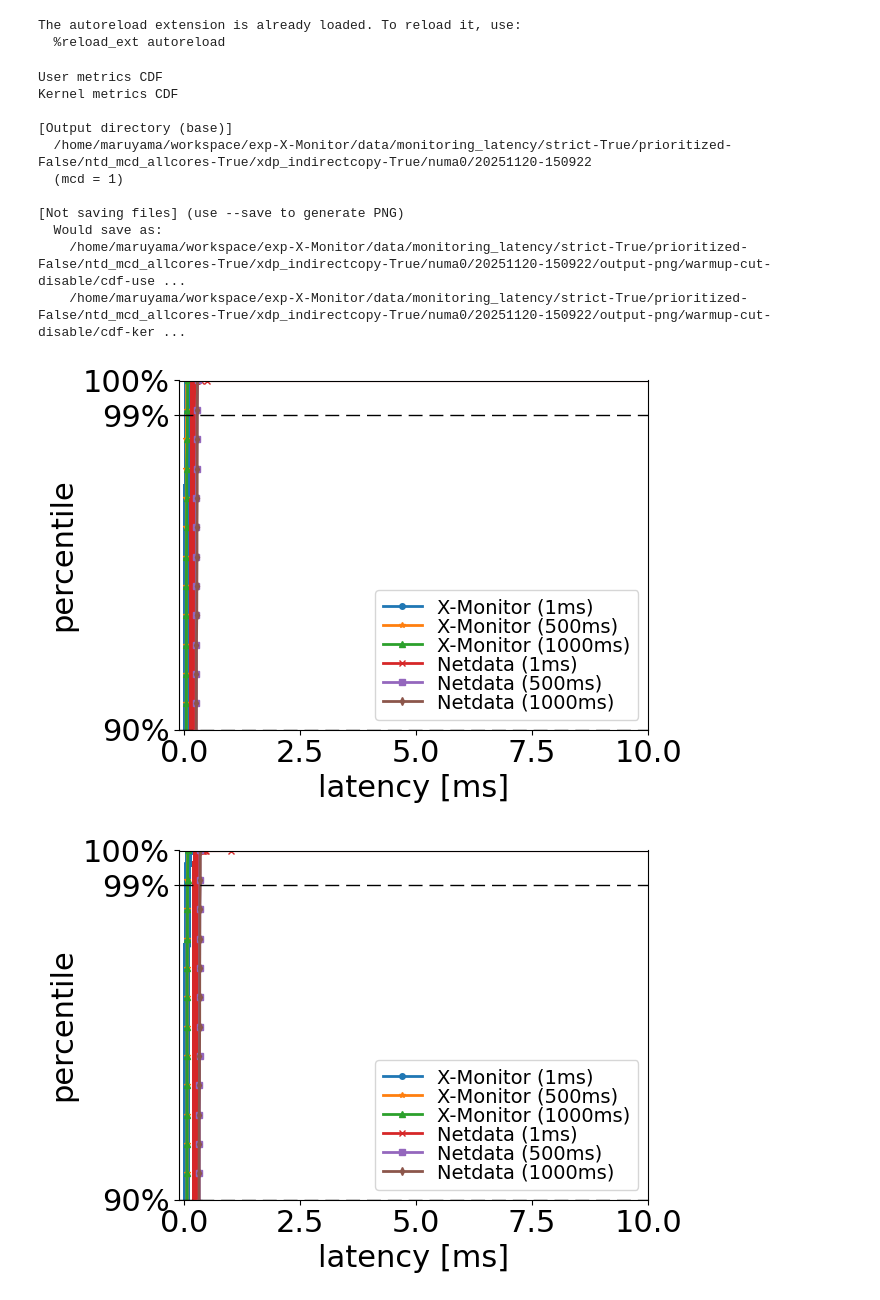
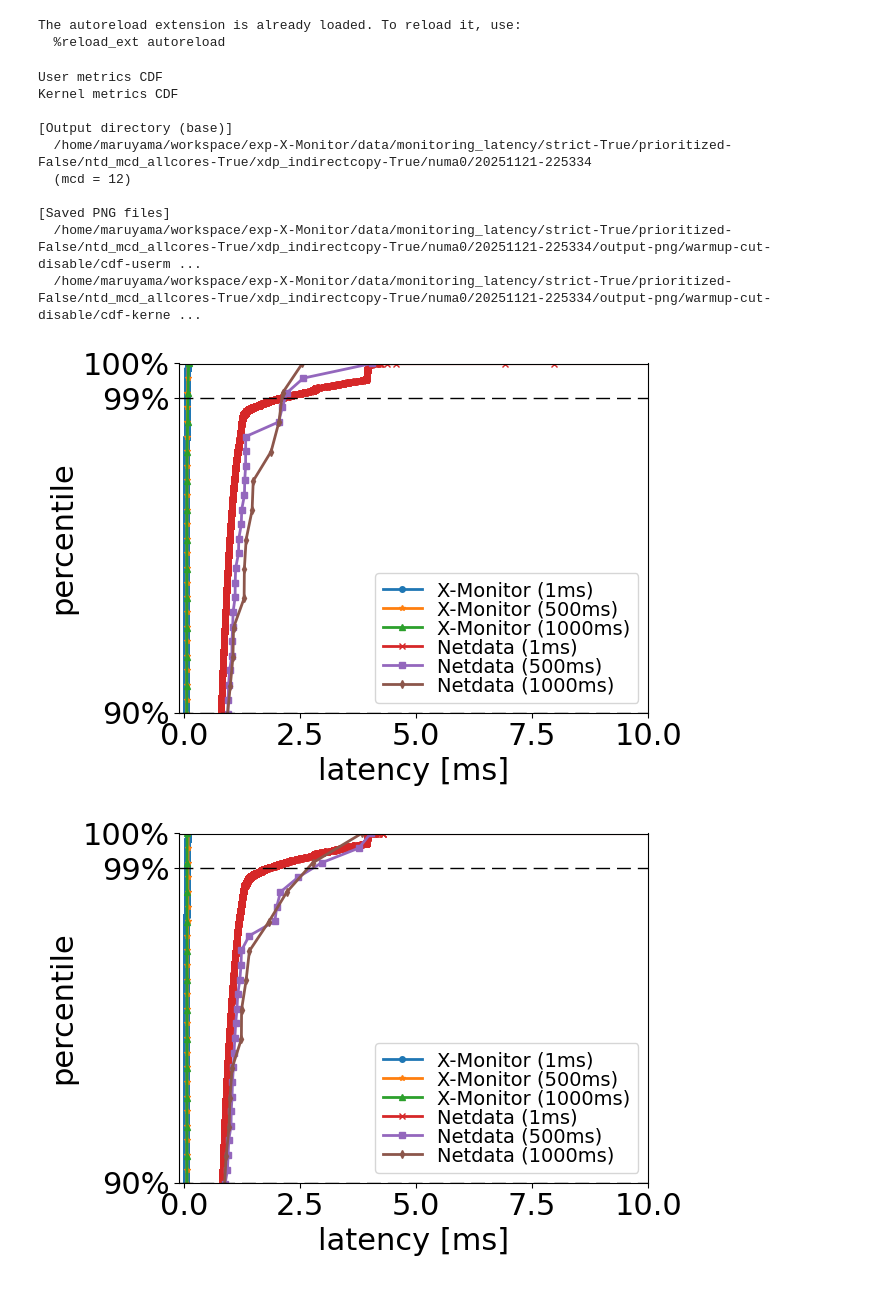
Before and after one commit to yukimaruyama2023/exp-X-Monitor, a Jupyter notebook: graph/latency.ipynb, the cells around one changed output. Saved outputs shown, nothing was run; the diff lists cells and outputs as text; code cells hidden in the pictures.

```diff
--- a/graph/latency.ipynb
+++ b/graph/latency.ipynb
@@ -9,40 +9,42 @@ The autoreload extension is already loaded. To reload it, use:
 # %%
 import importlib
 import latency
 importlib.reload(latency)
 
 from latency import run_plot
 # dir_ = "../data/monitoring_latency/strict-False/pin-netdata-core0/20251029-143342"
 # dir_ = "../data/monitoring_latency/strict-False/ntd_mcd_allcores-True/20251030-135137"
 # dir_ = "../data/monitoring_latency/strict-True/ntd_mcd_allcores-False/20251110-161833"  # True, True
 # dir_ = "../data/monitoring_latency/strict-True/ntd_mcd_allcores-False/xdp_indirectcopy-True/20251113-021552"
 # dir_ = "../data/monitoring_latency/strict-True/ntd_mcd_allcores-True/20251030-1835534"
 # dir_ = "/home/maruyama/workspace/exp-X-Monitor/data/monitoring_latency/strict-True/ntd_mcd_allcores-True/20251030-183534"
 # dir_ = "/home/maruyama/workspace/exp-X-Monitor/data/monitoring_latency/strict-True/ntd_mcd_allcores-True/xdp_indirectcopy-True/20251113-150249"
 # dir_ = "/home/maruyama/workspace/exp-X-Monitor/data/monitoring_latency/strict-True/prioritized-False/ntd_mcd_allcores-True/xdp_indirectcopy-True/numa0/20251119-011659" # client が numa 0 で動いてしまっていて，mutilate と競合している．
 # dir_ = "/home/maruyama/workspace/exp-X-Monitor/data/monitoring_latency/strict-True/prioritized-False/ntd_mcd_allcores-False/xdp_indirectcopy-True/numa0/20251120-011230"
-dir_ = "/home/maruyama/workspace/exp-X-Monitor/data/monitoring_latency/strict-True/prioritized-False/ntd_mcd_allcores-True/xdp_indirectcopy-True/numa0/20251120-150922" # netdata の interval 1s 未満をとっている．これを論文に載せる
+# dir_ = "/home/maruyama/workspace/exp-X-Monitor/data/monitoring_latency/strict-True/prioritized-False/ntd_mcd_allcores-True/xdp_indirectcopy-True/numa0/20251120-150922" # netdata の interval 1s 未満をとっている．これを論文に載せる
+dir_ = "/home/maruyama/workspace/exp-X-Monitor/data/monitoring_latency/strict-True/prioritized-False/ntd_mcd_allcores-True/xdp_indirectcopy-True/numa0/20251121-225334" # interval - rtt 待つ
 
 exclude_warmup = False
 save = True
 
-for mcd in [1,2,3,4,5,6,7,8,9,10,11,12]:
-    # if mcd <= 5:
-    #     run_plot(dir=dir_, mcd=mcd, xmax=10, save=save, exclude_warmup=exclude_warmup)
-    # else:
-    #     run_plot(dir=dir_, mcd=mcd, xmax=1000, save=save, exclude_warmup=exclude_warmup)
-    run_plot(dir=dir_, mcd=mcd, xmax=10, save=False, exclude_warmup=exclude_warmup)
+run_plot(dir=dir_, mcd=12, xmax=10, save=save, exclude_warmup=exclude_warmup)
+
+# for mcd in [1,2,3,4,5,6,7,8,9,10,11,12]:
+#     # if mcd <= 5:
+#     #     run_plot(dir=dir_, mcd=mcd, xmax=10, save=save, exclude_warmup=exclude_warmup)
+#     # else:
+#     #     run_plot(dir=dir_, mcd=mcd, xmax=1000, save=save, exclude_warmup=exclude_warmup)
+#     run_plot(dir=dir_, mcd=mcd, xmax=10, save=save, exclude_warmup=exclude_warmup)
 # %% [output]
 User metrics CDF
 Kernel metrics CDF
 
 [Output directory (base)]
-  /home/maruyama/workspace/exp-X-Monitor/data/monitoring_latency/strict-True/prioritized-False/ntd_mcd_allcores-True/xdp_indirectcopy-True/numa0/20251120-150922
-  (mcd = 1)
+  /home/maruyama/workspace/exp-X-Monitor/data/monitoring_latency/strict-True/prioritized-False/ntd_mcd_allcores-True/xdp_indirectcopy-True/numa0/20251121-225334
+  (mcd = 12)
 
-[Not saving files] (use --save to generate PNG)
-  Would save as:
-    /home/maruyama/workspace/exp-X-Monitor/data/monitoring_latency/strict-True/prioritized-False/ntd_mcd_allcores-True/xdp_indirectcopy-True/numa0/20251120-150922/output-png/warmup-cut-disable/cdf-use ...
-    /home/maruyama/workspace/exp-X-Monitor/data/monitoring_latency/strict-True/prioritized-False/ntd_mcd_allcores-True/xdp_indirectcopy-True/numa0/20251120-150922/output-png/warmup-cut-disable/cdf-ker ...
+[Saved PNG files]
+  /home/maruyama/workspace/exp-X-Monitor/data/monitoring_latency/strict-True/prioritized-False/ntd_mcd_allcores-True/xdp_indirectcopy-True/numa0/20251121-225334/output-png/warmup-cut-disable/cdf-userm ...
+  /home/maruyama/workspace/exp-X-Monitor/data/monitoring_latency/strict-True/prioritized-False/ntd_mcd_allcores-True/xdp_indirectcopy-True/numa0/20251121-225334/output-png/warmup-cut-disable/cdf-kerne ...
-[figure, old version]
+[figure, new version]
-[figure, old version]
+[figure, new version]
```
Also changed, not shown: parts of 1 cell of this notebook, 12 other files.
